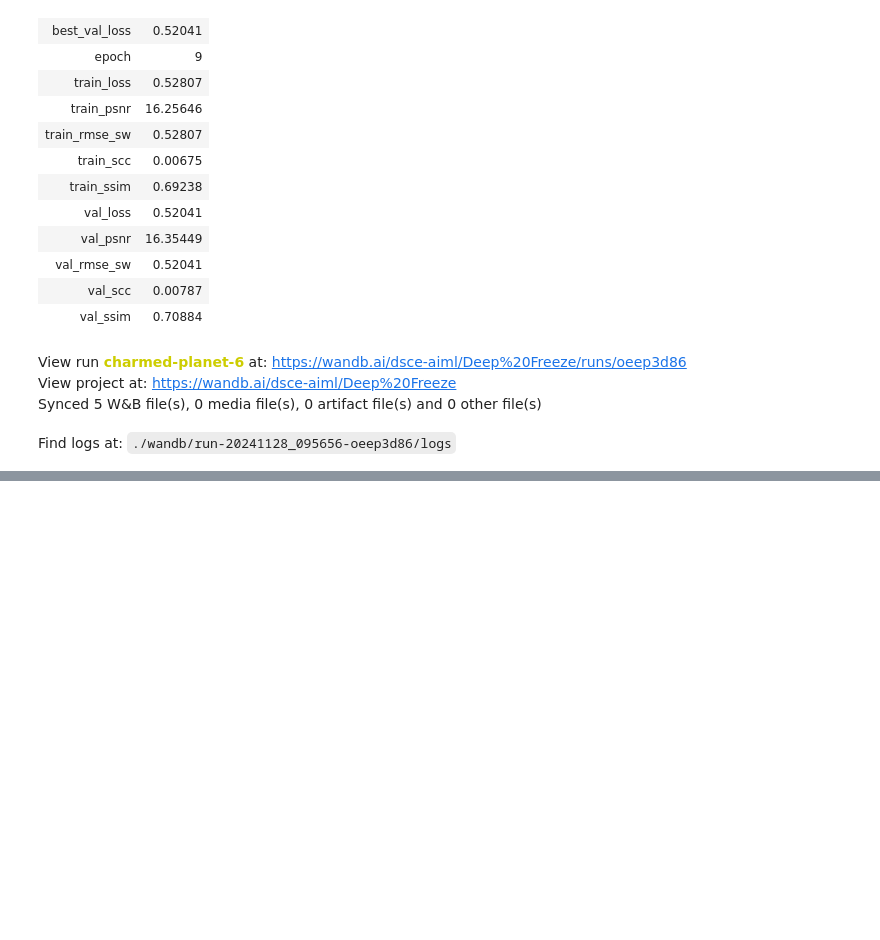
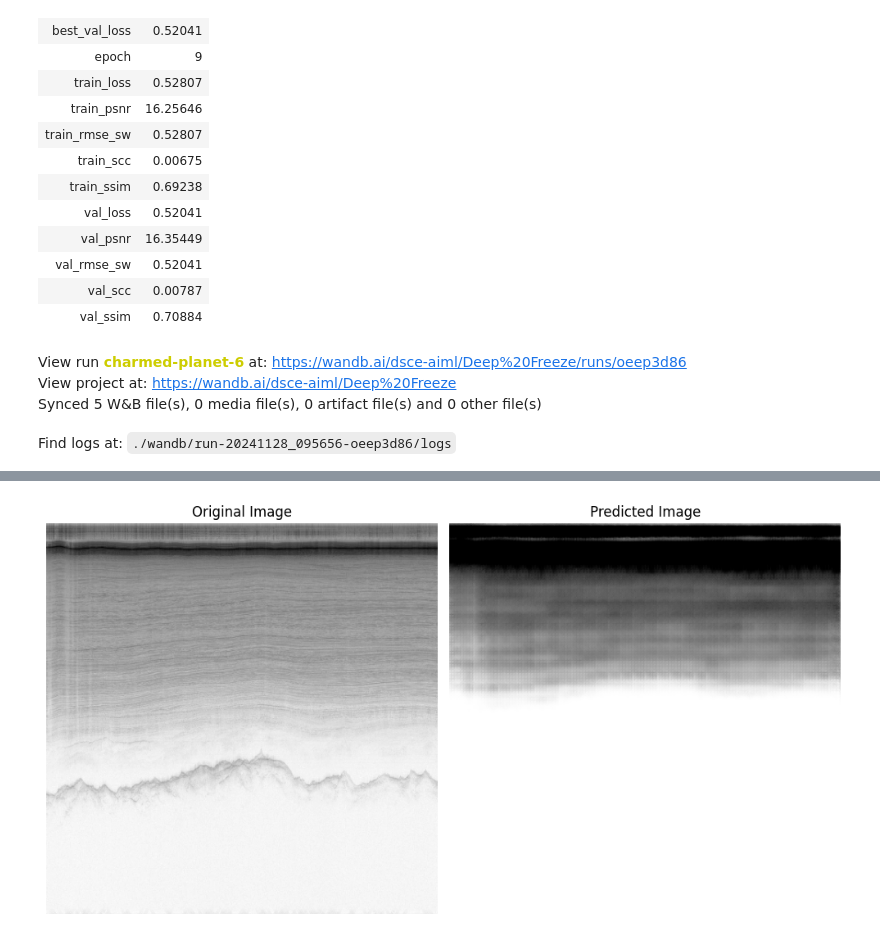
Before and after one commit to p1utoze/DeepFreeze, a Jupyter notebook: deepfreeze.ipynb, the cells around one changed output, grey strips where cells are left out. Cells and saved outputs as stored; diff of their text form; code cells hidden in the pictures; blank space fills up the shorter version.

Commit message:
Kaggle Notebook | DeepFreeze | AutoEncoder: Predicition

```diff
--- a/deepfreeze.ipynb
+++ b/deepfreeze.ipynb
@@ -313,12 +316,22 @@ TRAINER_CONFIG = dict(
     WEIGHT_DECAY = 0.0 # Increase if overfitting
 )
 # %%
-transforms = A.Compose([
+def create_train_augmentation():
+    return A.Compose([
     # A.Sharpen(),
     A.RandomBrightnessContrast(
         brightness_limit=0.05,contrast_limit=0.05
     ),
     A.GaussianBlur((5, 5), p=1),
+    A.ToGray(num_output_channels=1, always_apply=True),
+    A.Normalize(),
+    A.Resize(512, 512, interpolation=cv2.INTER_NEAREST),
+    A.ToFloat(),
+    ToTensorV2(),
+])
+
+def create_test_augmentation():
+    return A.Compose([
     A.ToGray(num_output_channels=1, always_apply=True),
     A.Normalize(),
     A.Resize(512, 512, interpolation=cv2.INTER_NEAREST),
@@ -613,3 +626,28 @@ View run charmed-planet-6 at: https://wandb.ai/dsce-aiml/Deep%20Freeze/runs/oeep
 View project at: https://wandb.ai/dsce-aiml/Deep%20Freeze
 Synced 5 W&B file(s), 0 media file(s), 0 artifact file(s) and 0 other file(s)
 Find logs at: ./wandb/run-20241128_095656-oeep3d86/logs
+# %%
+net = IceLayerTracer()
+checkpoint_path = "/kaggle/working/checkpoint_epoch_9.pt"
+
+def load_model(chkpoint_path, model):
+    chkpoint = torch.load(chkpoint_path, weights_only=True)
+    net.load_state_dict(chkpoint["model_state_dict"])
+    print("Checkpoint Val Loss:", chkpoint["val_loss"].item())
+
+def prepare_inputs(image_path):
+    img = cv2.imread(image_path)
+    transforms = create_test_augmentation()
+    return transforms(image=img)["image"]
+
+def predict(image_tensor, model):
+    with torch.no_grad():
+        model.eval()
+        out = model(image_tensor)
+        plot_og_and_new(image_tensor, out, ("Original Image", "Predicted Image"))
+
+
+load_model(checkpoint_path, net)
+img = prepare_inputs(random.choice(img_list))
+predict(img, net)
+# %% [output]
@@ -616,3 +655,4 @@ Find logs at: ./wandb/run-20241128_095656-oeep3d86/logs
+[figure, added]
 # %%
 import torch
 import torch.nn as nn
```
Also changed, not shown: parts of 3 cells of this notebook.
